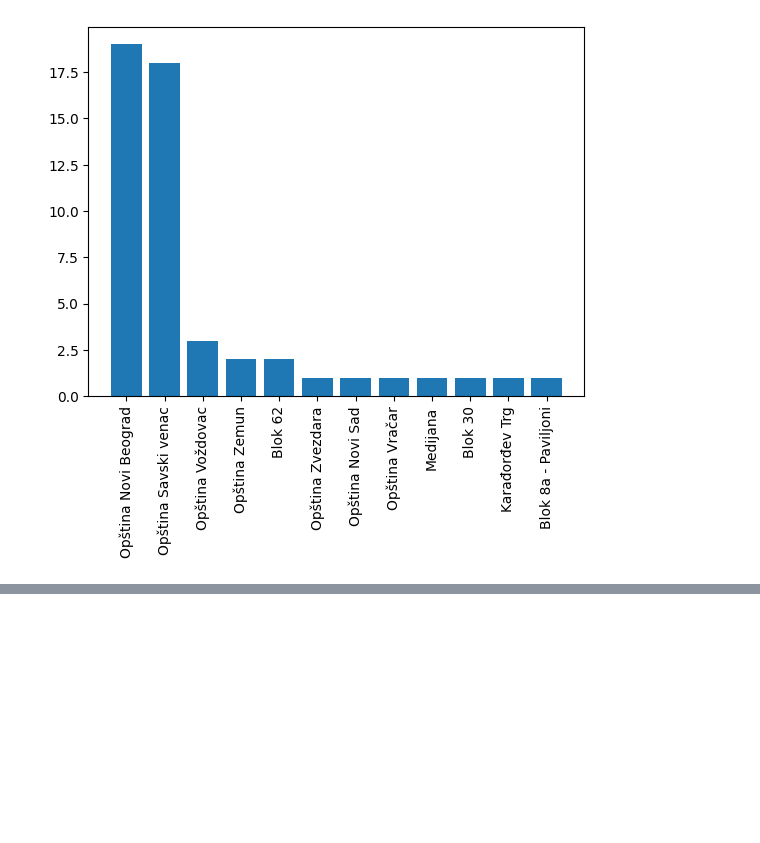
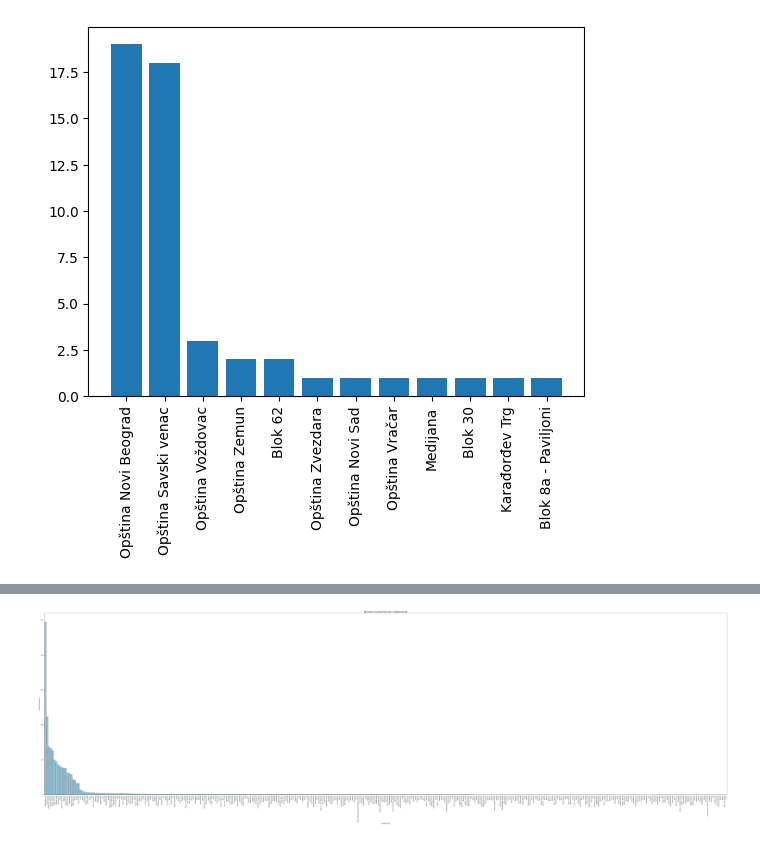
Before and after one commit to dobrosavljevicnenad/DataScience-Apartments, a Jupyter notebook: apartments.ipynb, the cells around one changed output, grey strips where cells are left out. Saved outputs shown, nothing was run; the diff lists cells and outputs as text; code cells hidden in the pictures; blank space fills up the shorter version.

```diff
--- a/apartments.ipynb
+++ b/apartments.ipynb
@@ -317,0 +330,15 @@ Name: area, dtype: float64
+# %%
+neighborhood_counts = dataset['neighborhood'].value_counts()
+
+plt.figure(figsize=(80,25))
+sns.barplot(x=neighborhood_counts.index, y=neighborhood_counts.values, color='skyblue', edgecolor='black')
+
+plt.xticks(rotation=90)
+plt.title('Number of properties per neighborhood', fontsize=18)
+plt.ylabel('Number of properties')
+plt.xlabel('Neighborhood')
+
+plt.tight_layout()
+plt.show()
+# %% [output]
+[figure, added]
```
Also changed, not shown: parts of 7 cells of this notebook.
